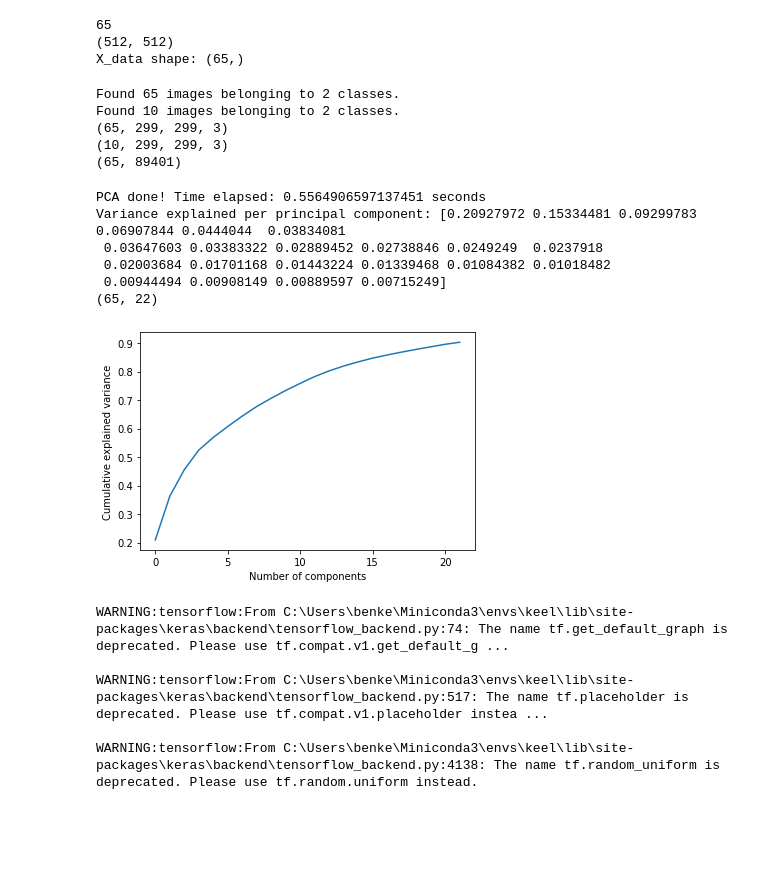
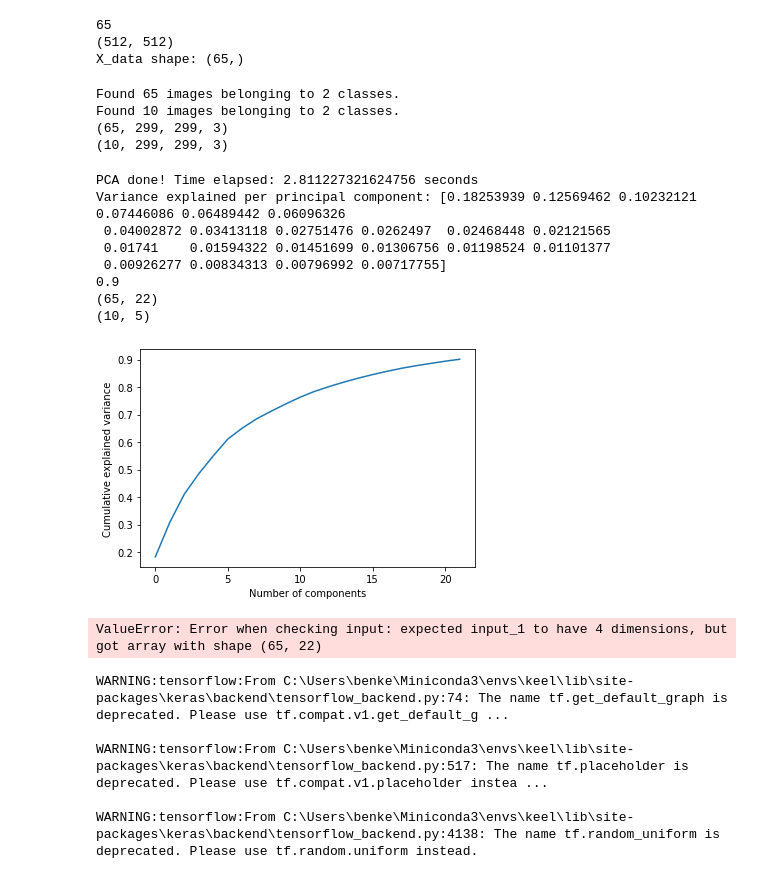
Before and after one commit to benkeel/benrepository, a Jupyter notebook: X-ray model.ipynb, the cells around one changed output. Saved outputs shown, nothing was run; the diff lists cells and outputs as text; code cells hidden in the pictures; blank space fills up the shorter version.

```diff
--- a/X-ray model.ipynb
+++ b/X-ray model.ipynb
@@ -110,62 +110,81 @@ val_labels = np.concatenate([validation_generator.next()[1] for i in range(2)])
 #print(labels)
 print(train_images.shape)
 print(val_images.shape)
-
-#print(train_images)
-train_images = train_images.mean(axis=3)
-train_images = np.reshape(train_images,(65,89401))
-
-val_images = val_images.mean(axis=3)
-val_images = np.reshape(val_images,(10,89401))
-
-print(train_images.shape)
 # %% [output]
 Found 65 images belonging to 2 classes.
 Found 10 images belonging to 2 classes.
 (65, 299, 299, 3)
 (10, 299, 299, 3)
-(65, 89401)
 # %%
 from sklearn.decomposition import PCA
 from PIL import Image
 import os
 import time
 
+#flatten the images
+#train_images = train_images.mean(axis=3)
+train_images = np.reshape(train_images,(65,268203))
+#val_images = val_images.mean(axis=3)
+val_images = np.reshape(val_images,(10,268203))
+
+time_start = time.time()
 pca = PCA(0.9)
 pca.fit(train_images)
 PCA(copy=True, iterated_power='auto', n_components=0.9, random_state=None,
   svd_solver='auto', tol=0.0, whiten=False)
-pca.n_components
+pca_train = pca.transform(train_images)
+
 #to capture 90% variance we need 22 PCs
 
-
-time_start = time.time()
-pca = PCA(n_components=22)
-pca_train = pca.fit_transform(train_images)
+#print(train_generator.shape)
+#pca = PCA(0.9)
+#time_start = time.time()
+#pca = PCA(n_components=10)
+#pca_train = pca.fit_transform(train_images)
 
 print('PCA done! Time elapsed: {} seconds'.format(time.time()-time_start))
 plt.plot(np.cumsum(pca.explained_variance_ratio_))
 plt.xlabel('Number of components')
 plt.ylabel('Cumulative explained variance')
 print('Variance explained per principal component: {}'.format(pca.explained_variance_ratio_))
 var=pca.explained_variance_ratio_
 
-
-#pca = PCA(n_components=10)
-#pca_validation = pca.fit_transform(val_images)
+pca = PCA(0.9)
+pca.fit(val_images)
+PCA(copy=True, iterated_power='auto', n_components=0.9, random_state=None,
+  svd_solver='auto', tol=0.0, whiten=False)
+pca_validation = pca.transform(val_images)
+print(pca.n_components)
 
 print(pca_train.shape)
-#print(pca_validation.shape)
+print(pca_validation.shape)
 #pca_train = np.reshape(pca_train, (65,5,5,3))
 #pca_validation = np.reshape(pca_validation, (10,5,5,3))
 # %% [output]
-PCA done! Time elapsed: 0.5564906597137451 seconds
-Variance explained per principal component: [0.20927972 0.15334481 0.09299783 0.06907844 0.0444044  0.03834081
- 0.03647603 0.03383322 0.02889452 0.02738846 0.0249249  0.0237918
- 0.02003684 0.01701168 0.01443224 0.01339468 0.01084382 0.01018482
- 0.00944494 0.00908149 0.00889597 0.00715249]
+PCA done! Time elapsed: 2.811227321624756 seconds
+Variance explained per principal component: [0.18253939 0.12569462 0.10232121 0.07446086 0.06489442 0.06096326
+ 0.04002872 0.03413118 0.02751476 0.0262497  0.02468448 0.02121565
+ 0.01741    0.01594322 0.01451699 0.01306756 0.01198524 0.01101377
+ 0.00926277 0.00834313 0.00796992 0.00717755]
+0.9
 (65, 22)
+(10, 5)
-[figure, old version]
+[figure, new version]
+# %%
+model2 = Sequential()
+model2.add(Dense(1024, activation='relu', input_shape=(10,)))
+model2.add(Dense(1024, activation='relu'))
+model2.add(Dense(512, activation='relu'))
+model2.add(Dense(256, activation='relu'))
+#output layer
+model2.add(Dense(1, activation='sigmoid')) #used ‘sigmoid’ for the output layer as this is a binary classification.
+
+model.compile(optimizer=Adam(lr=0.0001, beta_1=0.9, beta_2=0.999, epsilon=1e-08,decay=0.0), loss='binary_crossentropy', metrics=['accuracy', metrics.mae])
+
+history = model.fit(pca_train, train_labels,batch_size=batch_size,epochs=epochs,verbose=1,
+                    validation_data=(pca_validation, val_labels))
+# %% [output]
+ValueError: Error when checking input: expected input_1 to have 4 dimensions, but got array with shape (65, 22)
 # %%
 base_model = applications.InceptionV3(weights='imagenet', include_top=False, input_shape=(img_width, img_height, 3))
 # %% [output]
```
Also changed, not shown: parts of 3 cells of this notebook.
